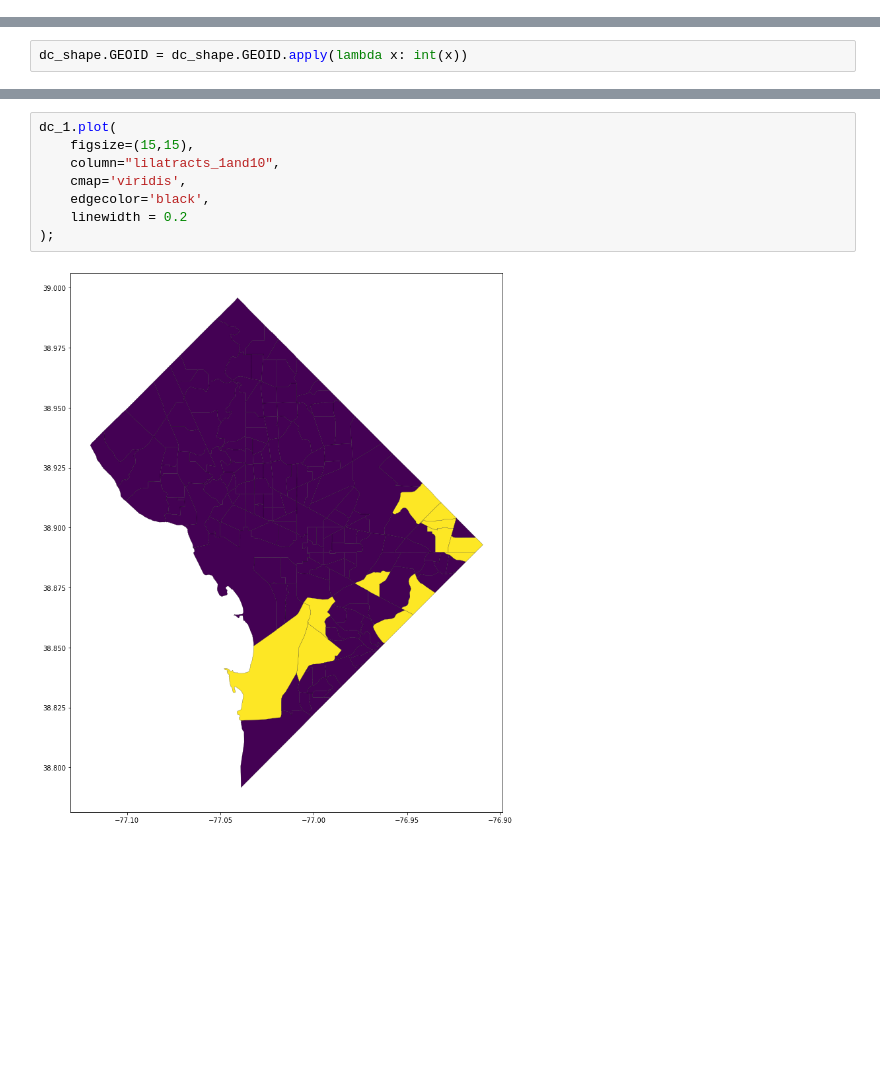
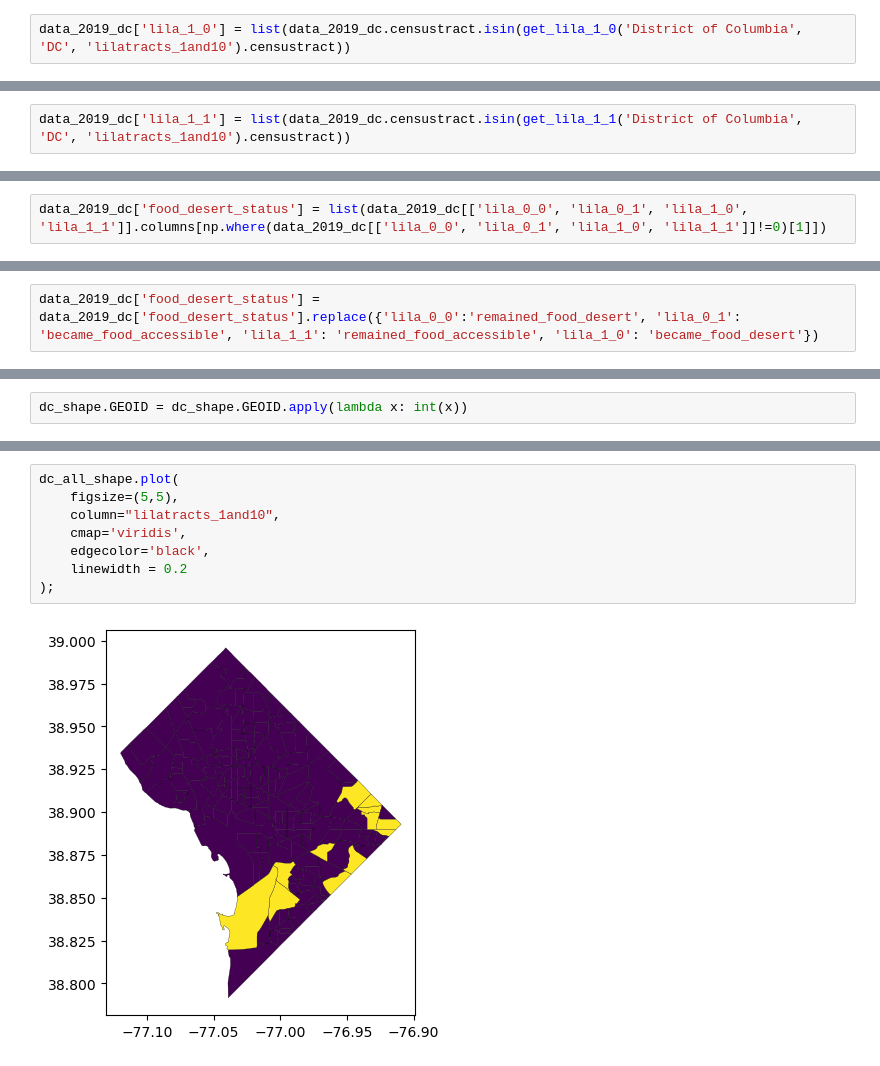
Before and after one commit to derryzrli/food-insecurity-analysis, a Jupyter notebook: starter-code_k.ipynb, the cells around one changed output, grey strips where cells are left out. Cells and saved outputs as stored; diff of their text form; blank space fills up the shorter version.

Commit message:
added quadrant cols and food_desert_status col

```diff
--- a/starter-code_k.ipynb
+++ b/starter-code_k.ipynb
@@ -567,0 +584,2 @@ get_lila_0_1('New York', 'NY', 'lilatracts_1and10')
+# %%
+data_2019_dc['lila_1_0'] = list(data_2019_dc.censustract.isin(get_lila_1_0('District of Columbia', 'DC', 'lilatracts_1and10').censustract))
@@ -567,0 +592,2 @@ get_lila_0_1('New York', 'NY', 'lilatracts_1and10')
+# %%
+data_2019_dc['lila_1_1'] = list(data_2019_dc.censustract.isin(get_lila_1_1('District of Columbia', 'DC', 'lilatracts_1and10').censustract))
@@ -567,0 +620,2 @@ get_lila_0_1('New York', 'NY', 'lilatracts_1and10')
+# %%
+data_2019_dc['food_desert_status'] = list(data_2019_dc[['lila_0_0', 'lila_0_1', 'lila_1_0', 'lila_1_1']].columns[np.where(data_2019_dc[['lila_0_0', 'lila_0_1', 'lila_1_0', 'lila_1_1']]!=0)[1]])
@@ -567,0 +628,2 @@ get_lila_0_1('New York', 'NY', 'lilatracts_1and10')
+# %%
+data_2019_dc['food_desert_status'] = data_2019_dc['food_desert_status'].replace({'lila_0_0':'remained_food_desert', 'lila_0_1': 'became_food_accessible', 'lila_1_1': 'remained_food_accessible', 'lila_1_0': 'became_food_desert'})
@@ -643,10 +719,10 @@ dc_all_shape
 # %%
-dc_1.plot(
-    figsize=(15,15),
+dc_all_shape.plot(
+    figsize=(5,5),
     column="lilatracts_1and10",
     cmap='viridis',
     edgecolor='black',
     linewidth = 0.2
 );
 # %% [output]
-[figure, old version]
+[figure, new version]
```
Also changed, not shown: parts of 27 cells of this notebook.
